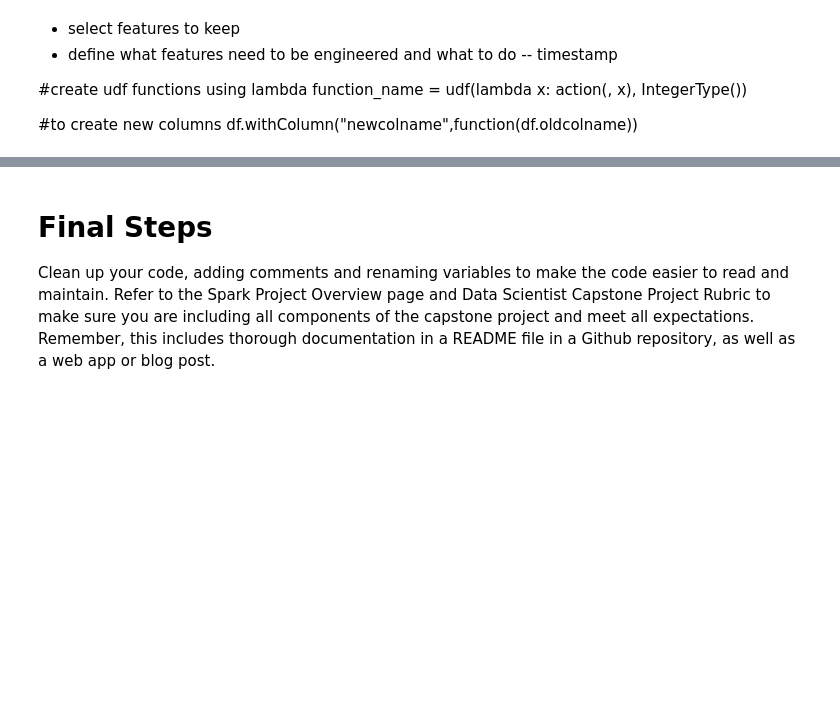
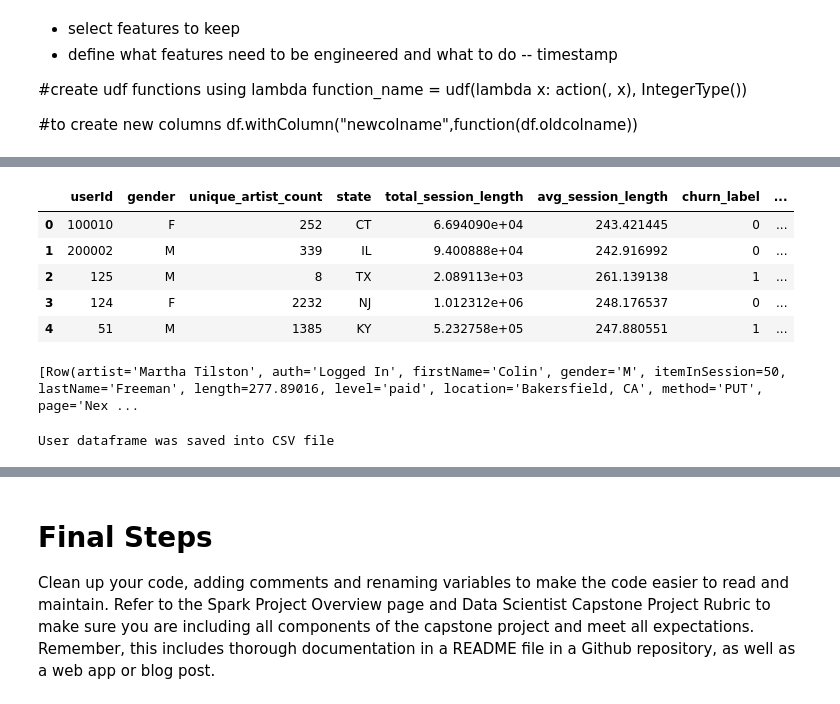
Before and after one commit to thecochenille/scaling-fishstick, a Jupyter notebook: Sparkify.ipynb, the cells around one changed output, grey strips where cells are left out. Drawn from its saved outputs; the diff is of its cells as text; code cells hidden in the pictures; blank space fills up the shorter version.

Commit message:
Update Sparkify.ipynb
finished data preparation function

next: last data transformation before running model

```diff
--- a/Sparkify.ipynb
+++ b/Sparkify.ipynb
@@ -1459,0 +1472,12 @@ def prepare_data(df):
+# %%
+#function test
+test_create_features = create_features(user_log_clean_churn)
+# %%
+test_create_features.toPandas().head()
+# %% [output]
+|  | userId | gender | unique_artist_count | state | total_session_length | avg_session_length | churn_label | ... |
+| 0 | 100010 | F | 252 | CT | 6.694090e+04 | 243.421445 | 0 | ... |
+| 1 | 200002 | M | 339 | IL | 9.400888e+04 | 242.916992 | 0 | ... |
+| 2 | 125 | M | 8 | TX | 2.089113e+03 | 261.139138 | 1 | ... |
+| 3 | 124 | F | 2232 | NJ | 1.012312e+06 | 248.176537 | 0 | ... |
+| 4 | 51 | M | 1385 | KY | 5.232758e+05 | 247.880551 | 1 | ... |
@@ -1460 +1570,12 @@ def prepare_data(df):
+# %%
+#test data preparation function
+path = "mini_sparkify_event_data.json"
+user_log = spark.read.json(path)
+user_log.take(1)
+# %% [output]
+[Row(artist='Martha Tilston', auth='Logged In', firstName='Colin', gender='M', itemInSession=50, lastName='Freeman', length=277.89016, level='paid', location='Bakersfield, CA', method='PUT', page='Nex ...
+# %%
+prepare_data(user_log)
+# %% [output]
+User dataframe was saved into CSV file
 # %% [markdown]
```
Also changed, not shown: parts of 12 cells of this notebook.
